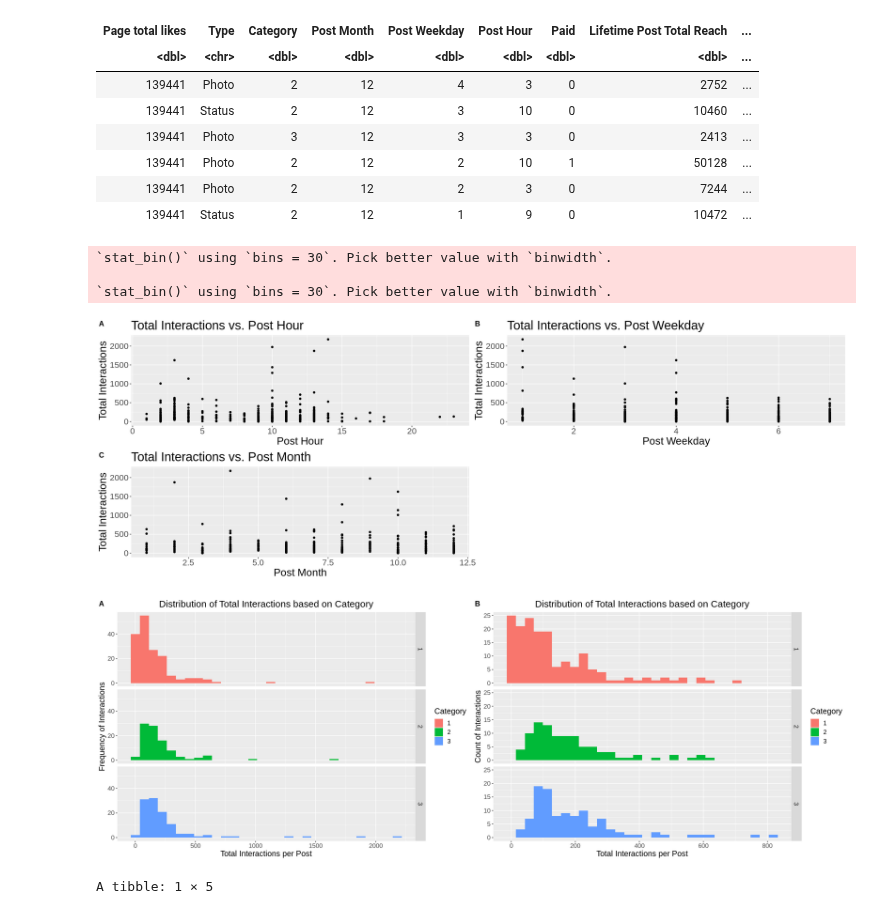
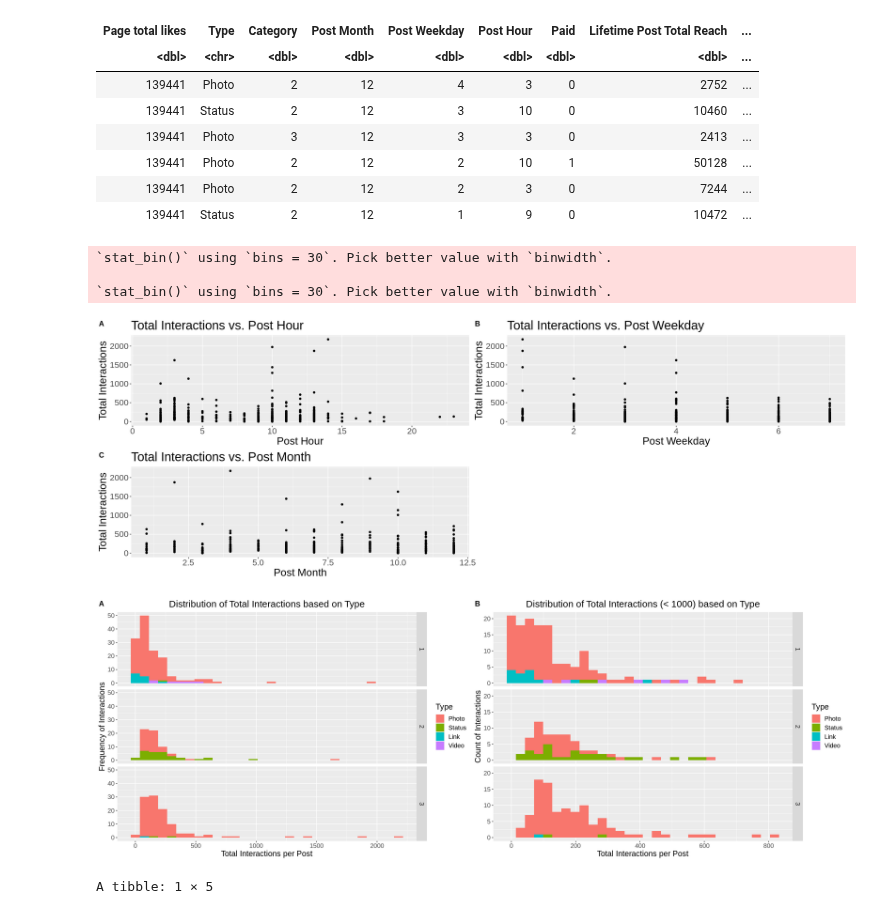
Before and after one commit to amellios/data_science_woohoo, a Jupyter notebook: Proposal.ipynb, the cells around one changed output. Cells and saved outputs as stored; diff of their text form; code cells hidden in the pictures.

Commit message:
graphs changed

```diff
--- a/Proposal.ipynb
+++ b/Proposal.ipynb
@@ -96,40 +96,40 @@ facebook_plot2 = ggplot(data = facebook_train_filter, aes(x = `Post Weekday`, y
     theme(text = element_text(size = 20))
 
 #Plot for Total Interactions Every Month
 facebook_plot3 = ggplot(data = facebook_train_filter, aes(x = `Post Month`, y = `Total Interactions`)) +
     geom_point() +
     labs(title = "Total Interactions vs. Post Month") +
     theme(text = element_text(size = 20))
 #Distribution of Total Interactions
-distribution_histogram <- ggplot(facebook_train_filter, aes(x = `Total Interactions`, fill = as_factor(Category))) +
+distribution_histogram <- ggplot(facebook_train_filter, aes(x = `Total Interactions`, fill = as_factor(Type))) +
                           geom_histogram(position = "identity") +
                           facet_grid(Category ~ .) +
-                          labs(x = "Total Interactions per Post", y = "Frequency of Interactions", fill = "Category",
-                               title = "Distribution of Total Interactions based on Category") +
+                          labs(x = "Total Interactions per Post", y = "Frequency of Interactions", fill = "Type",
+                               title = "Distribution of Total Interactions based on Type") +
                           theme(plot.title = element_text(hjust = 0.5)) +
                           theme(text = element_text(size = 15))
 
 #Knowing that the majority of the interactions occur below 1000, we also created an additional graph with an emphasis of interactions < 1000
 #Distribution of Total Interactions #2
 facebook_train_filter2 <- filter(facebook_train, `Total Interactions` < 1000)
-distribution_histogram_zoomed <- ggplot(facebook_train_filter2, aes(x = `Total Interactions`, fill = as_factor(Category))) +
+distribution_histogram_zoomed <- ggplot(facebook_train_filter2, aes(x = `Total Interactions`, fill = as_factor(Type))) +
                           geom_histogram(position = "identity") +
                           facet_grid(Category ~ .) +
-                          labs(x = "Total Interactions per Post", y = "Count of Interactions", fill = "Category",
-                               title = "Distribution of Total Interactions based on Category fi") +
+                          labs(x = "Total Interactions per Post", y = "Count of Interactions", fill = "Type",
+                               title = "Distribution of Total Interactions (< 1000) based on Type") +
                           theme(plot.title = element_text(hjust = 0.5)) +
                           theme(text = element_text(size = 15))
 options(repr.plot.width = 20, repr.plot.height. = 15)
 scatter_plots <- plot_grid(facebook_plot, facebook_plot2, facebook_plot3, labels = "AUTO")
 scatter_plots
 distribution_plots <- plot_grid(distribution_histogram, distribution_histogram_zoomed, labels = "AUTO")
 distribution_plots
 # %% [output]
 `stat_bin()` using `bins = 30`. Pick better value with `binwidth`.
 
 `stat_bin()` using `bins = 30`. Pick better value with `binwidth`.
 [figure]
-[figure, old version]
+[figure, new version]
 # %%
 #Min, Max, and Average of Total Interactions
 min_interactions <- min(facebook_train[["Total Interactions"]])
```
